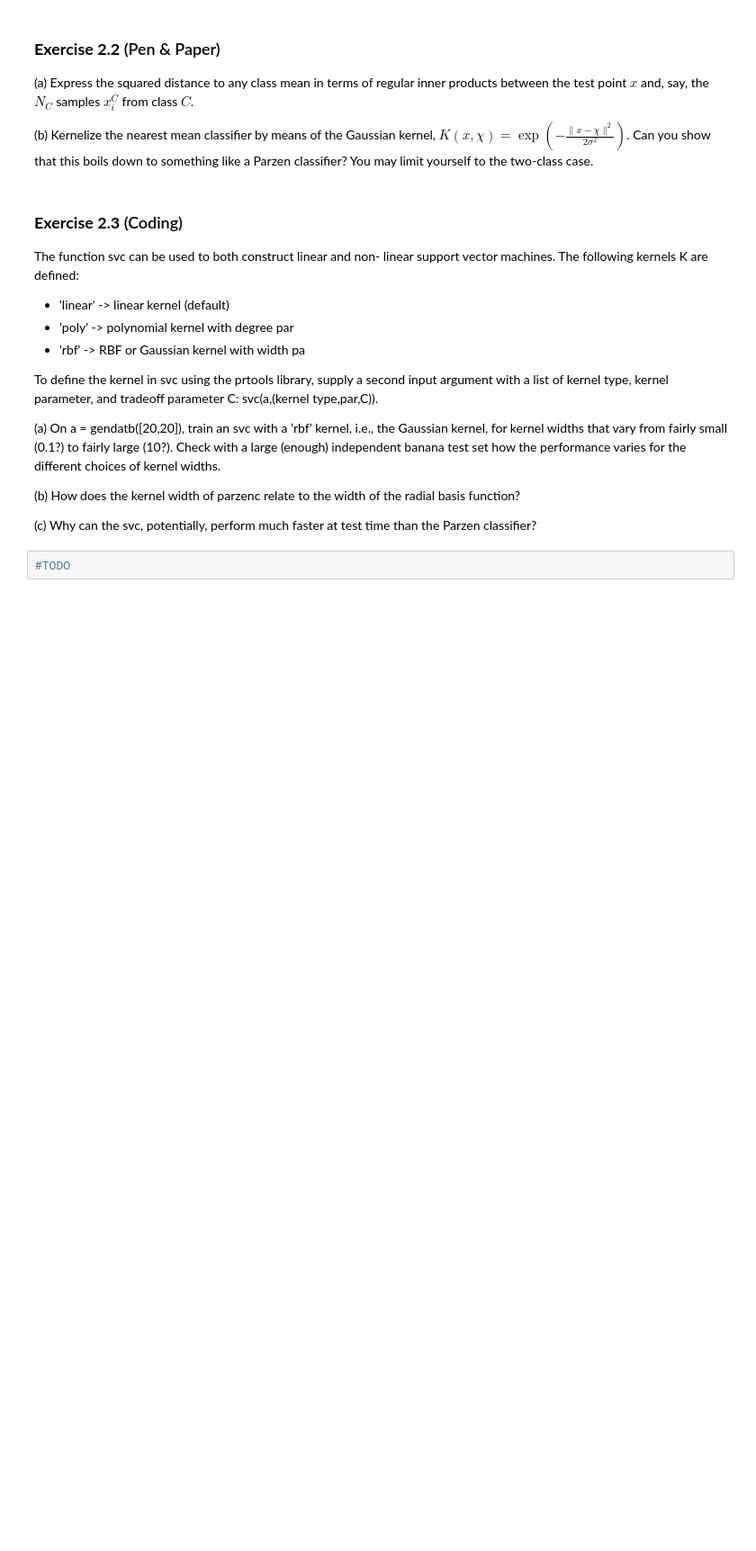
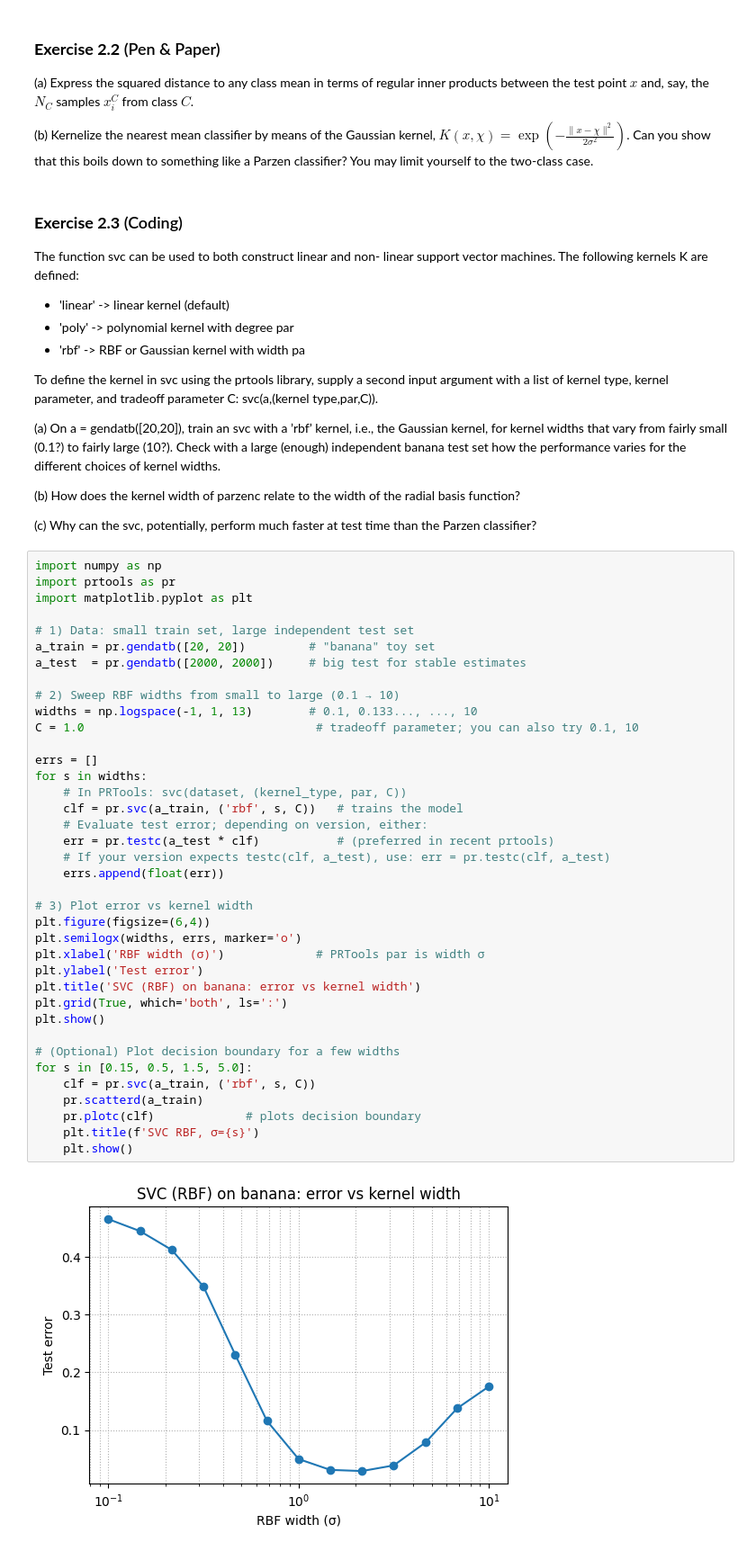
Before and after one commit to ioan-hedea/deepLearning4005, a Jupyter notebook: Assignment_7(ML).ipynb, the cells around one changed output. Shown: that part at 90% size. Drawn from its saved outputs; the diff is of its cells as text; blank space fills up the shorter version.

```diff
--- a/Assignment_7(ML).ipynb
+++ b/Assignment_7(ML).ipynb
@@ -99,5 +98,43 @@ To define the kernel in svc using the prtools library, supply a second input arg
 (b) How does the kernel width of parzenc relate to the width of the radial basis function?
 
 (c) Why can the svc, potentially, perform much faster at test time than the Parzen classifier?
-# %%
-#TODO
+# %%
+import numpy as np
+import prtools as pr
+import matplotlib.pyplot as plt
+
+# 1) Data: small train set, large independent test set
+a_train = pr.gendatb([20, 20])         # "banana" toy set
+a_test  = pr.gendatb([2000, 2000])     # big test for stable estimates
+
+# 2) Sweep RBF widths from small to large (0.1 → 10)
+widths = np.logspace(-1, 1, 13)        # 0.1, 0.133..., ..., 10
+C = 1.0                                 # tradeoff parameter; you can also try 0.1, 10
+
+errs = []
+for s in widths:
+    # In PRTools: svc(dataset, (kernel_type, par, C))
+    clf = pr.svc(a_train, ('rbf', s, C))   # trains the model
+    # Evaluate test error; depending on version, either:
+    err = pr.testc(a_test * clf)           # (preferred in recent prtools)
+    # If your version expects testc(clf, a_test), use: err = pr.testc(clf, a_test)
+    errs.append(float(err))
+
+# 3) Plot error vs kernel width
+plt.figure(figsize=(6,4))
+plt.semilogx(widths, errs, marker='o')
+plt.xlabel('RBF width (σ)')             # PRTools par is width σ
+plt.ylabel('Test error')
+plt.title('SVC (RBF) on banana: error vs kernel width')
+plt.grid(True, which='both', ls=':')
+plt.show()
+
+# (Optional) Plot decision boundary for a few widths
+for s in [0.15, 0.5, 1.5, 5.0]:
+    clf = pr.svc(a_train, ('rbf', s, C))
+    pr.scatterd(a_train)
+    pr.plotc(clf)             # plots decision boundary
+    plt.title(f'SVC RBF, σ={s}')
+    plt.show()
+# %% [output]
+[figure, added]
```
Also changed, not shown: parts of 4 cells of this notebook.
